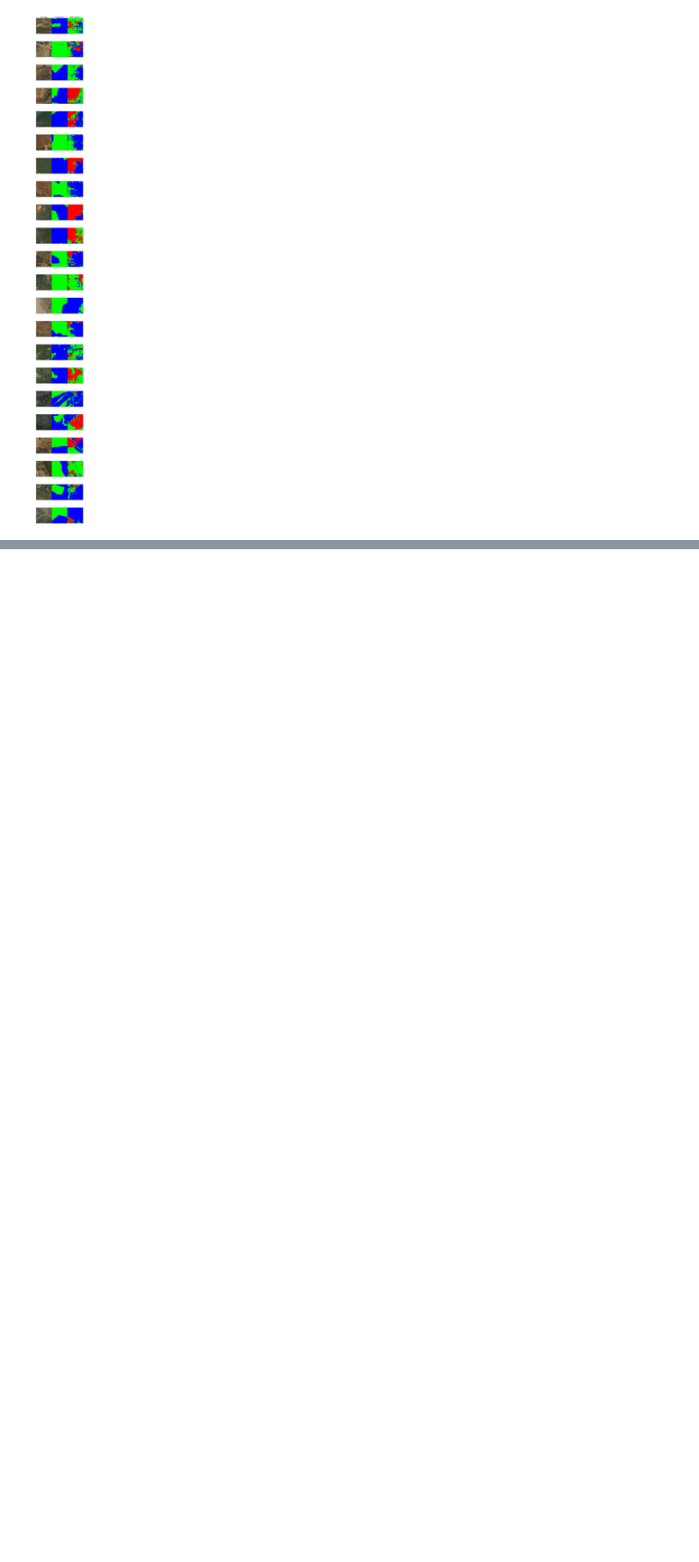
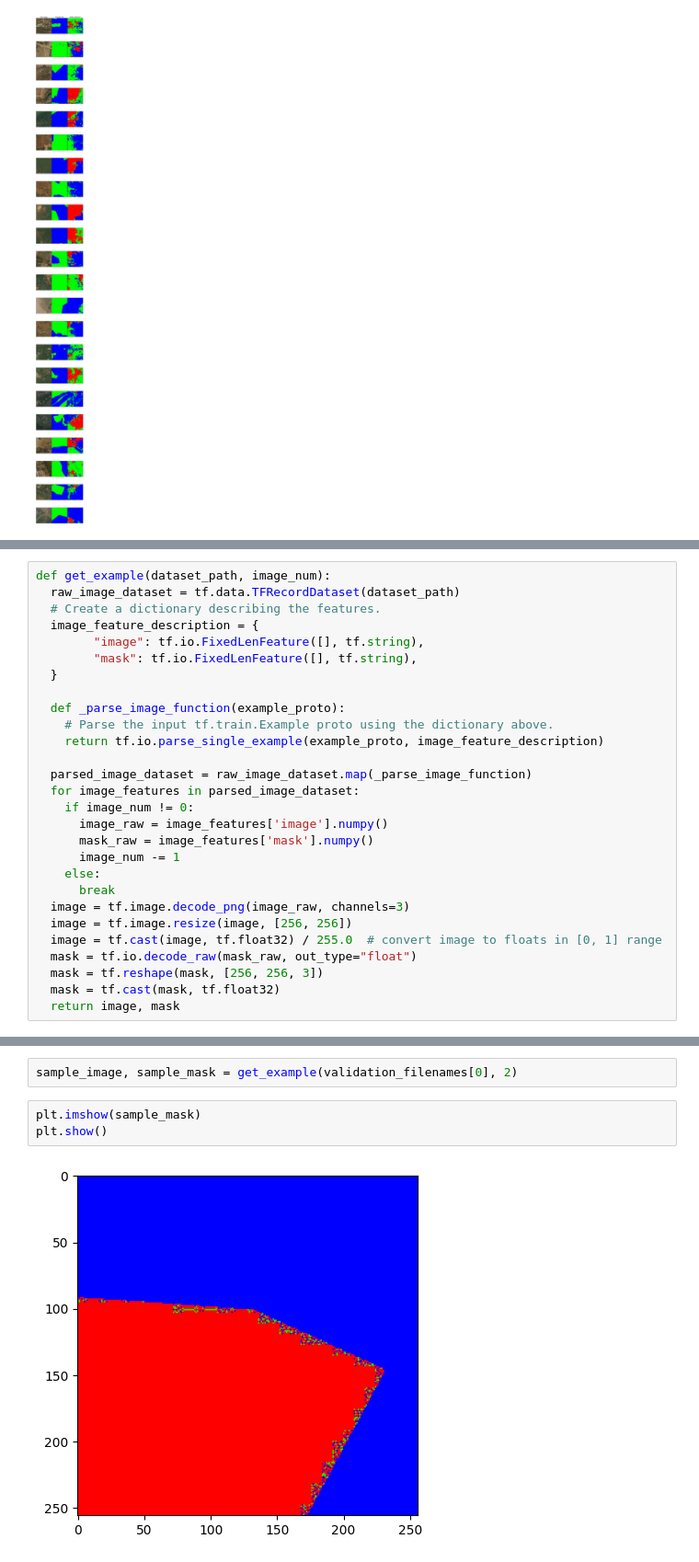
Before and after one commit to lassana99/EcoVision_PAS_2023, a Jupyter notebook: models/model.ipynb, the cells around one changed output, grey strips where cells are left out. Shown at 92% size. Drawn from its saved outputs; the diff is of its cells as text; blank space fills up the shorter version.

```diff
--- a/models/model.ipynb
+++ b/models/model.ipynb
@@ -301,0 +383,28 @@ ax = plot_predictions(models, images[:], masks_gt[:], flags=[True for i in range
+# %%
+def get_example(dataset_path, image_num):
+  raw_image_dataset = tf.data.TFRecordDataset(dataset_path)
+  # Create a dictionary describing the features.
+  image_feature_description = {
+        "image": tf.io.FixedLenFeature([], tf.string),
+        "mask": tf.io.FixedLenFeature([], tf.string),
+  }
+
+  def _parse_image_function(example_proto):
+    # Parse the input tf.train.Example proto using the dictionary above.
+    return tf.io.parse_single_example(example_proto, image_feature_description)
+
+  parsed_image_dataset = raw_image_dataset.map(_parse_image_function)
+  for image_features in parsed_image_dataset:
+    if image_num != 0:
+      image_raw = image_features['image'].numpy()
+      mask_raw = image_features['mask'].numpy()
+      image_num -= 1
+    else:
+      break
+  image = tf.image.decode_png(image_raw, channels=3)
+  image = tf.image.resize(image, [256, 256])
+  image = tf.cast(image, tf.float32) / 255.0  # convert image to floats in [0, 1] range
+  mask = tf.io.decode_raw(mask_raw, out_type="float")
+  mask = tf.reshape(mask, [256, 256, 3])
+  mask = tf.cast(mask, tf.float32)
+  return image, mask
@@ -301,0 +480,7 @@ ax = plot_predictions(models, images[:], masks_gt[:], flags=[True for i in range
+# %%
+sample_image, sample_mask = get_example(validation_filenames[0], 2)
+# %%
+plt.imshow(sample_mask)
+plt.show()
+# %% [output]
+[figure, added]
```
Also changed, not shown: parts of 7 cells of this notebook.
